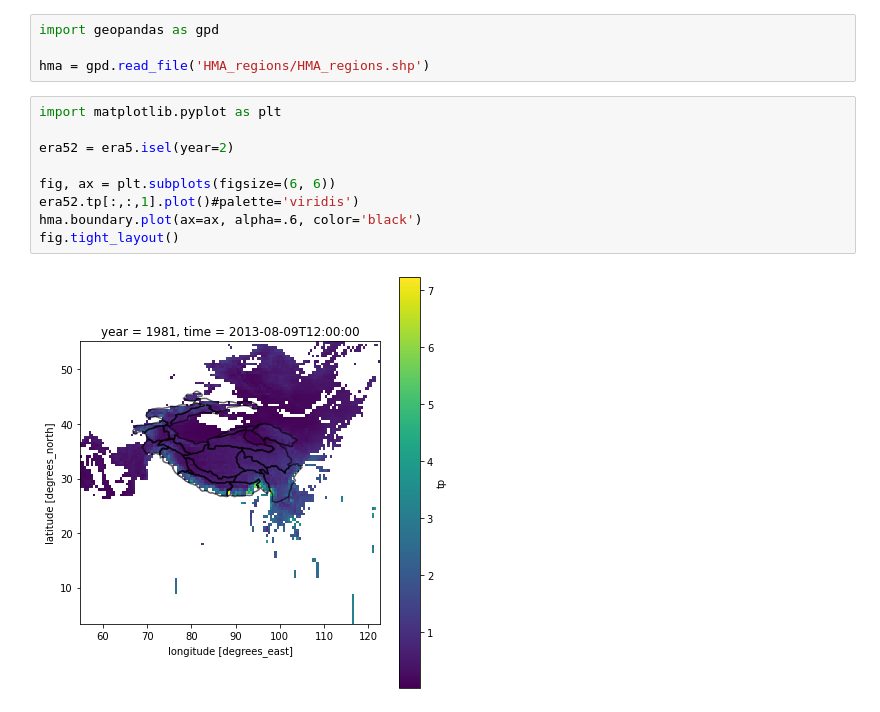
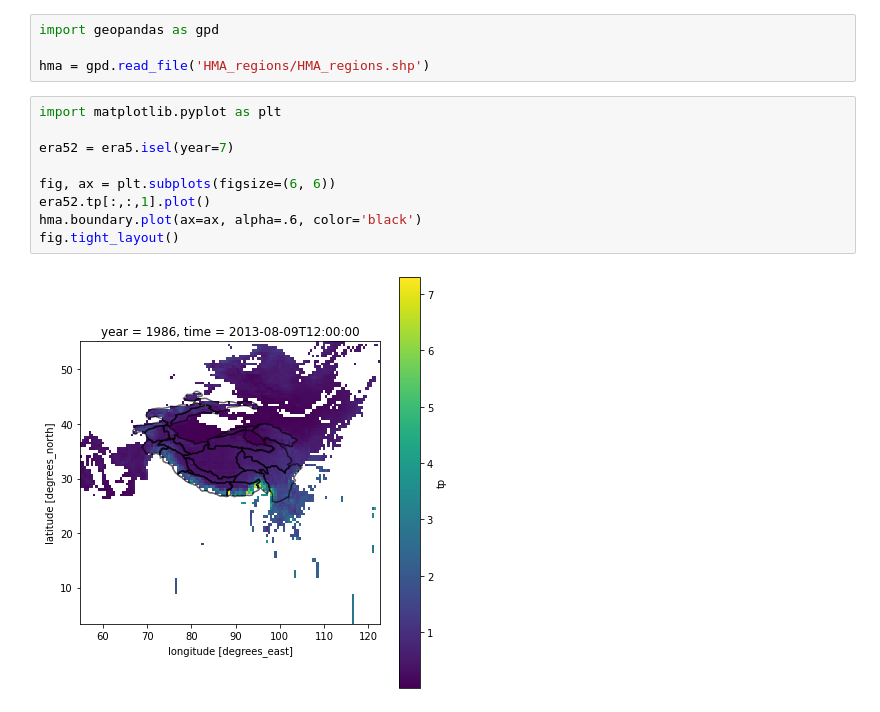
Before and after one commit to varyabazilova/hma_regions, a Jupyter notebook: dem_situation.ipynb, the cells around one changed output. Drawn from its saved outputs; the diff is of its cells as text.

```diff
--- a/dem_situation.ipynb
+++ b/dem_situation.ipynb
@@ -48,11 +35,11 @@ hma = gpd.read_file('HMA_regions/HMA_regions.shp')
 # %%
 import matplotlib.pyplot as plt
 
-era52 = era5.isel(year=2)
+era52 = era5.isel(year=7)
 
 fig, ax = plt.subplots(figsize=(6, 6))
-era52.tp[:,:,1].plot()#palette='viridis')
+era52.tp[:,:,1].plot()
 hma.boundary.plot(ax=ax, alpha=.6, color='black')
 fig.tight_layout()
 # %% [output]
-[figure, old version]
+[figure, new version]
```
Also changed, not shown: parts of 6 cells of this notebook.
